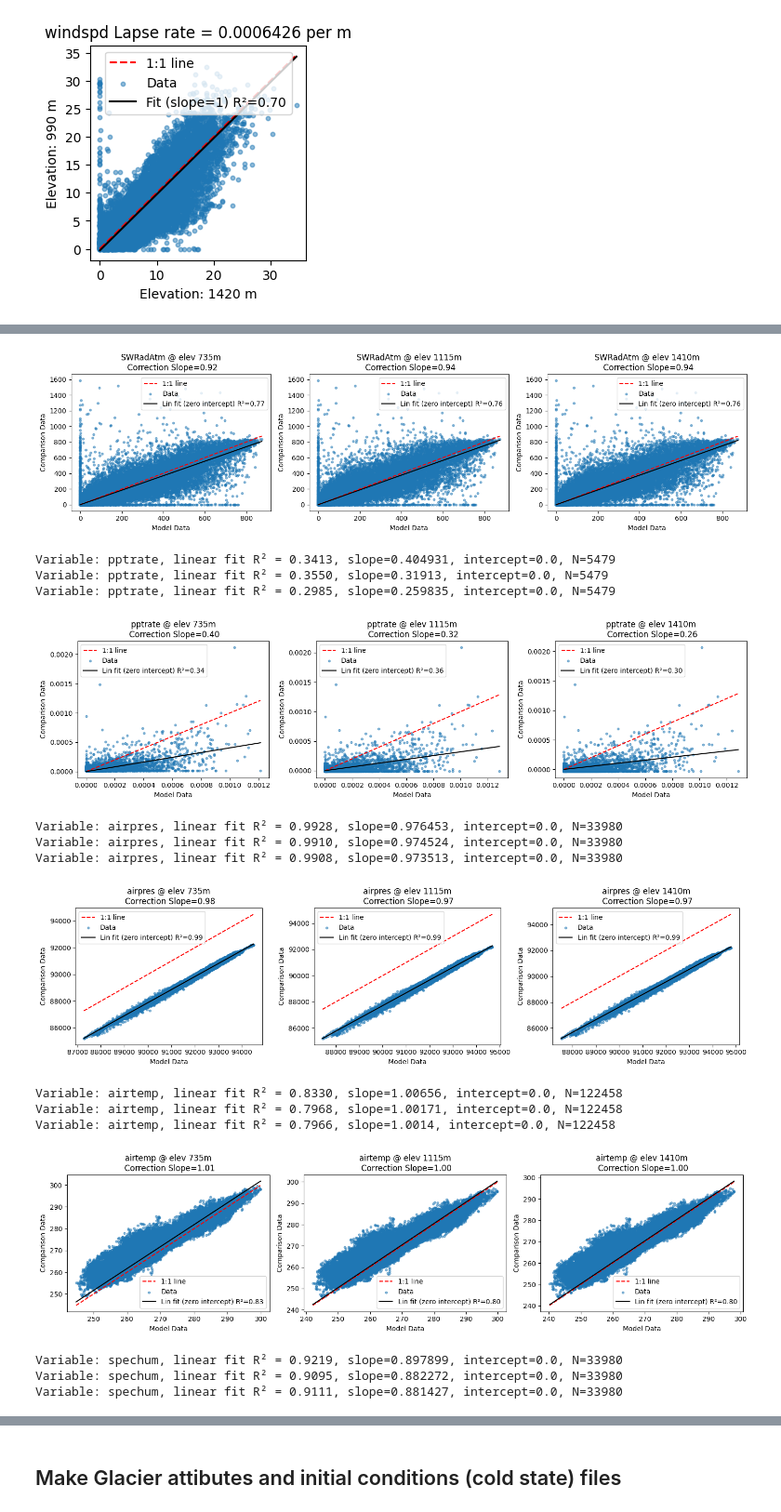
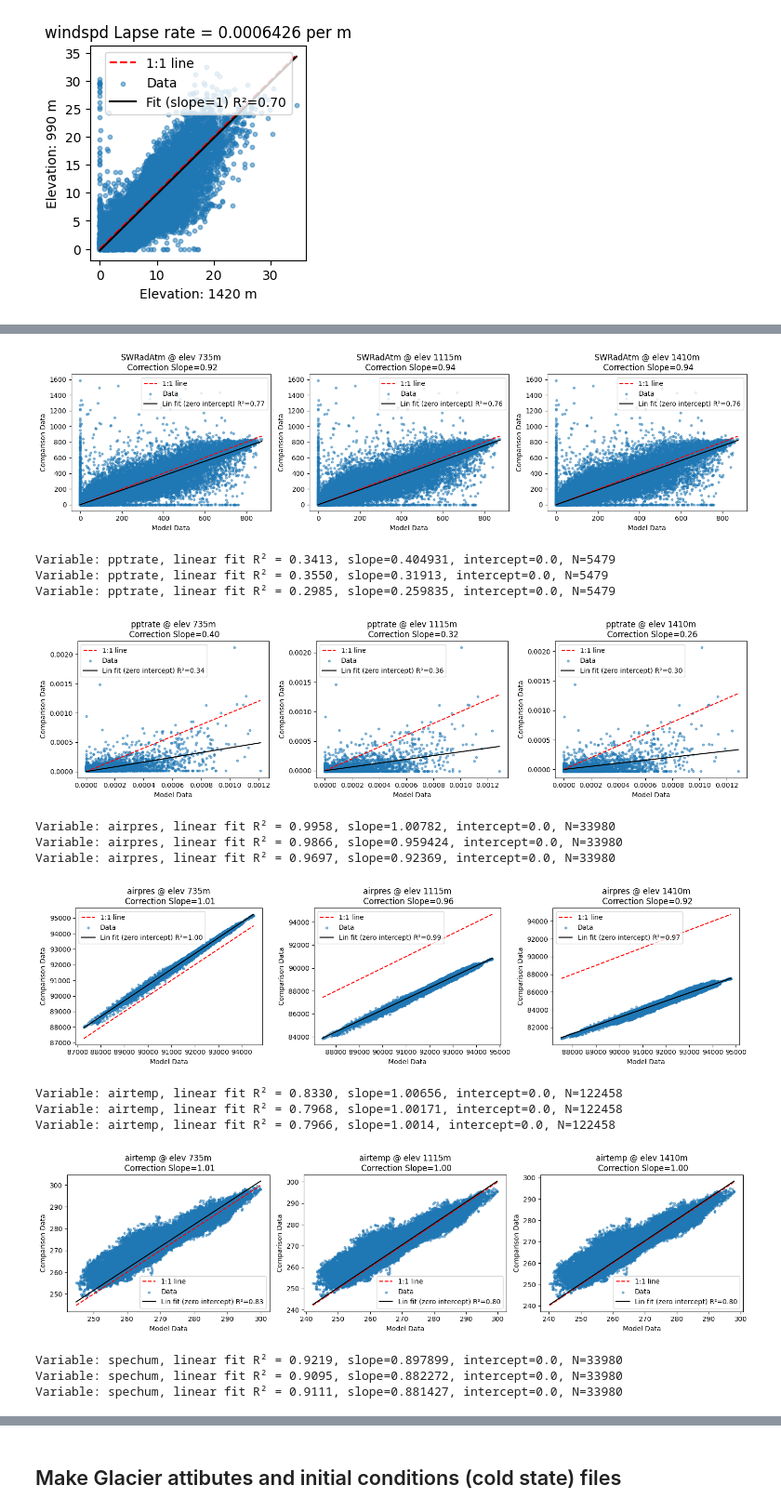
Before and after one commit to ashleymedin/SYMFLUENCE, a Jupyter notebook: jupyter notebooks/4_data_preprocessing/4b_preProcessForcing_modelSpecific.ipynb, the cells around one changed output, grey strips where cells are left out. Shown at 93% size. Drawn from its saved outputs; the diff is of its cells as text; code cells hidden in the pictures.

Commit message:
fixing pressure

```diff
--- a/jupyter notebooks/4_data_preprocessing/4b_preProcessForcing_modelSpecific.ipynb
+++ b/jupyter notebooks/4_data_preprocessing/4b_preProcessForcing_modelSpecific.ipynb
@@ -483,6 +483,21 @@ for var in summa_vars_met:
             dz = elev - main_elev
             correction = lapse_vars[var] * dz
             comp_data = comp_arr[:, np.where(comp_elevs == main_elev)[0][0]] + correction
+        elif var == 'airpres':
+            dz = elev - main_elev
+            g = 9.80665         # gravity (m/s^2)
+            R = 287.05          # gas constant for dry air (J/kg/K)
+            L = lapse_vars.get('airtemp', -0.0065)
+            # pressure at main elevation (Pa)
+
+            p_main = comp_arr[:, np.where(comp_elevs == main_elev)[0][0]]
+            T_main = ds_comp['airtemp'].values[:, np.where(comp_elevs == main_elev)[0][0]]
+            factor = 1.0 + (L * dz) / T_main # = T_target / T_main
+
+            # hypsometric / lapse-rate form: p(z) = p0 * factor^(g/(R*L))
+            p_target = p_main * factor ** (g / (R * -L))
+            correction = p_target - p_main
+            comp_data = p_main + correction
         else:
             comp_data = comp_arr[:, np.where(comp_elevs == main_elev)[0][0]]
 
@@ -499,37 +514,37 @@ for var in summa_vars_met:
             slope = reg.coef_[0]
             intercept = 0.0
             ax.plot([np.nanmin(X), np.nanmax(X)], [np.nanmin(X), np.nanmax(X)], 'r--', label='1:1 line')
 
             ax.scatter(X, y, s=10, alpha=0.5, label='Data')
             xs_sorted = np.sort(X.flatten())
             ax.plot(xs_sorted, reg.predict(xs_sorted.reshape(-1, 1)), 'k-', label=f'Lin fit (zero intercept) R²={r2:.2f}')
             ax.set_title(f"{var} @ elev {elev:.0f}m\n Correction Slope={slope:.2f}")
             ax.set_xlabel('Model Data')
             ax.set_ylabel('Comparison Data')
             ax.legend()
             print(f"Variable: {var}, linear fit R² = {r2:.4f}, slope={reg.coef_[0]:.6g}, intercept=0.0, N={np.sum(valid)}")
             correction_vars[(var, hru)] = reg.coef_[0]
         else:
             ax.set_title(f"{var} @ elev {elev}m\nNot enough data")
             ax.axis('off')
             print(f"Variable: {var}, Elevation: {elev} m, Not enough valid data for regression.")
             correction_vars[(var, hru)] = 1.0
     plt.tight_layout()
     plt.show()
 # %% [output]
 Variable: LWRadAtm, Not enough data at any elevation for regression.
 Variable: SWRadAtm, linear fit R² = 0.7673, slope=0.924074, intercept=0.0, N=51183
 Variable: SWRadAtm, linear fit R² = 0.7617, slope=0.942102, intercept=0.0, N=51183
 Variable: SWRadAtm, linear fit R² = 0.7623, slope=0.940046, intercept=0.0, N=51183
 [figure]
 Variable: pptrate, linear fit R² = 0.3413, slope=0.404931, intercept=0.0, N=5479
 Variable: pptrate, linear fit R² = 0.3550, slope=0.31913, intercept=0.0, N=5479
 Variable: pptrate, linear fit R² = 0.2985, slope=0.259835, intercept=0.0, N=5479
 [figure]
-Variable: airpres, linear fit R² = 0.9928, slope=0.976453, intercept=0.0, N=33980
-Variable: airpres, linear fit R² = 0.9910, slope=0.974524, intercept=0.0, N=33980
-Variable: airpres, linear fit R² = 0.9908, slope=0.973513, intercept=0.0, N=33980
+Variable: airpres, linear fit R² = 0.9958, slope=1.00782, intercept=0.0, N=33980
+Variable: airpres, linear fit R² = 0.9866, slope=0.959424, intercept=0.0, N=33980
+Variable: airpres, linear fit R² = 0.9697, slope=0.92369, intercept=0.0, N=33980
-[figure, old version]
+[figure, new version]
 Variable: airtemp, linear fit R² = 0.8330, slope=1.00656, intercept=0.0, N=122458
 Variable: airtemp, linear fit R² = 0.7968, slope=1.00171, intercept=0.0, N=122458
 Variable: airtemp, linear fit R² = 0.7966, slope=1.0014, intercept=0.0, N=122458
```
Also changed, not shown: parts of 1 cell of this notebook.
